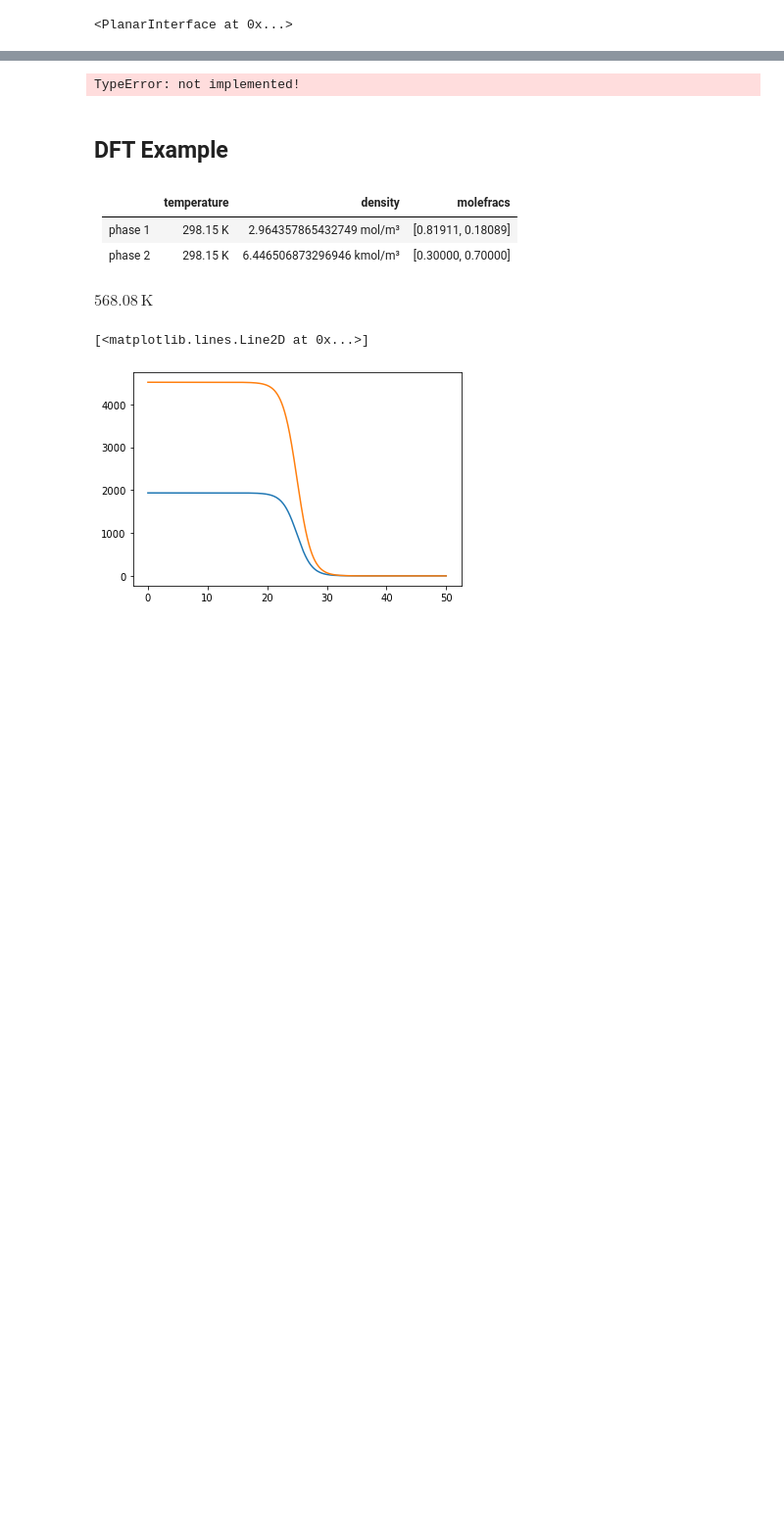
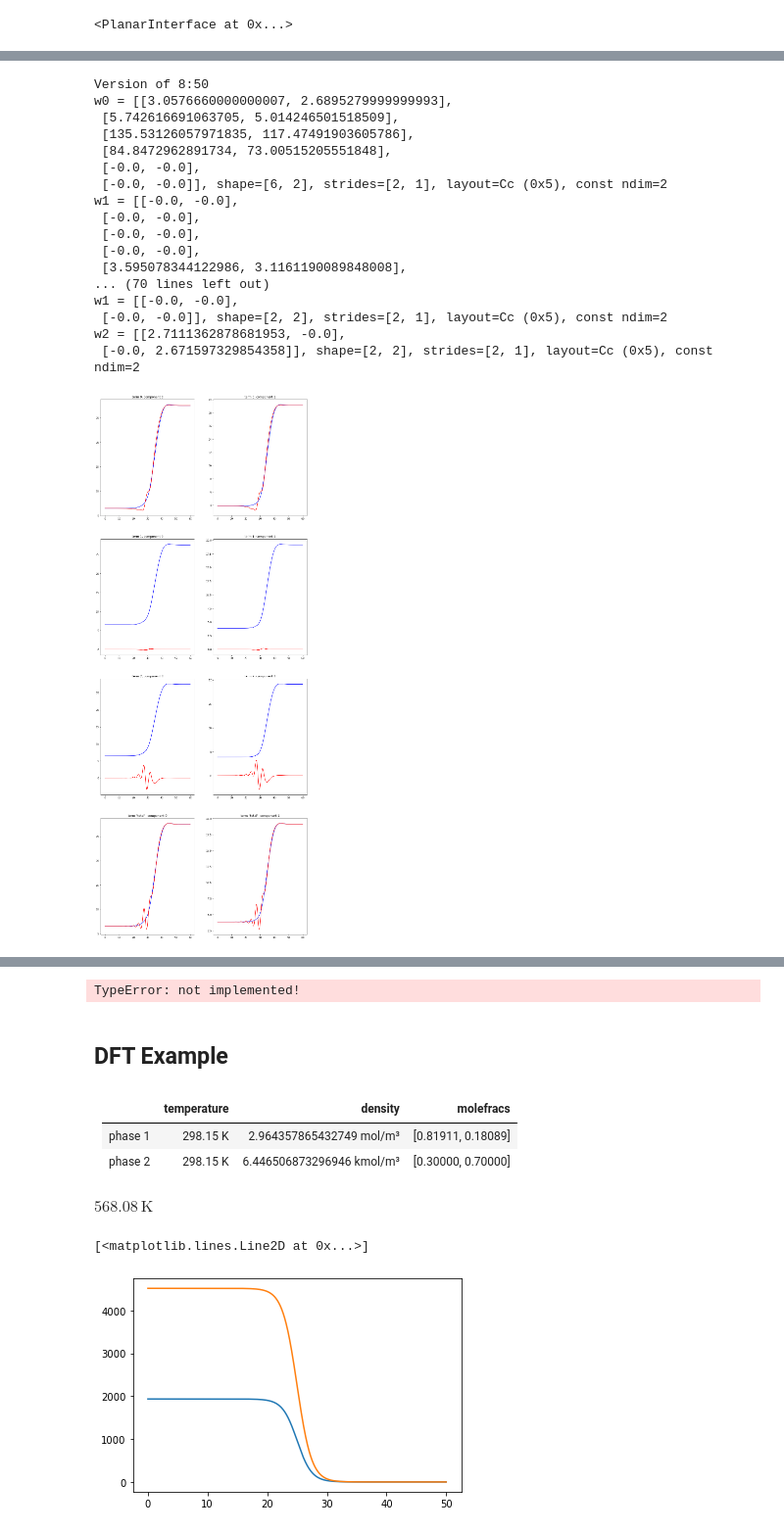
Before and after one commit to bbbursik/feos-pcsaft, a Jupyter notebook: examples/21-11-04-exampleDFT.ipynb, the cells around one changed output, grey strips where cells are left out. Shown at 98% size. Drawn from its saved outputs; the diff is of its cells as text; code cells hidden in the pictures; blank space fills up the shorter version.

```diff
--- a/examples/21-11-04-exampleDFT.ipynb
+++ b/examples/21-11-04-exampleDFT.ipynb
@@ -50,0 +90,43 @@ IndexError: index 4 is out of bounds for axis 0 with size 3
+# %%
+lfds_list = interface.local_functional_derivative
+lfds_list.append(sum(interface.local_functional_derivative))
+
+n_comps = len(composition)
+n_types = sum([len(x) for x in lfds_list])
+
+
+fig, axs = plt.subplots(int(n_types/n_comps), n_comps,figsize=(15, 40), facecolor='w', edgecolor='k')
+i=0
+#fig.subplots_adjust(hspace = .5, wspace=.001)
+
+axs = axs.ravel()
+
+for j, lfds in enumerate(lfds_list):
+    for k, (fd, lfd) in enumerate(zip(interface.functional_derivative, lfds)):
+
+        axs[i].plot(interface.z / ANGSTROM, fd, 'b')
+        axs[i].plot(interface.z / ANGSTROM, lfd, 'r')
+        if j == n_types/n_comps-1: j = '"total"'
+        axs[i].set_title(f'term {j}, component {k}')
+        i = i+1
+
+fig.savefig(f'functional_derivatives.pdf', )
+# %% [output]
+Version of 8:50
+w0 = [[3.0576660000000007, 2.6895279999999993],
+ [5.742616691063705, 5.014246501518509],
+ [135.53126057971835, 117.47491903605786],
+ [84.8472962891734, 73.00515205551848],
+ [-0.0, -0.0],
+ [-0.0, -0.0]], shape=[6, 2], strides=[2, 1], layout=Cc (0x5), const ndim=2
+w1 = [[-0.0, -0.0],
+ [-0.0, -0.0],
+ [-0.0, -0.0],
+ [-0.0, -0.0],
+ [3.595078344122986, 3.1161190089848008],
+... (70 lines left out)
+w1 = [[-0.0, -0.0],
+ [-0.0, -0.0]], shape=[2, 2], strides=[2, 1], layout=Cc (0x5), const ndim=2
+w2 = [[2.7111362878681953, -0.0],
+ [-0.0, 2.671597329854358]], shape=[2, 2], strides=[2, 1], layout=Cc (0x5), const ndim=2
+[figure, added]
```
Also changed, not shown: parts of 20 cells of this notebook, 1 other file.
